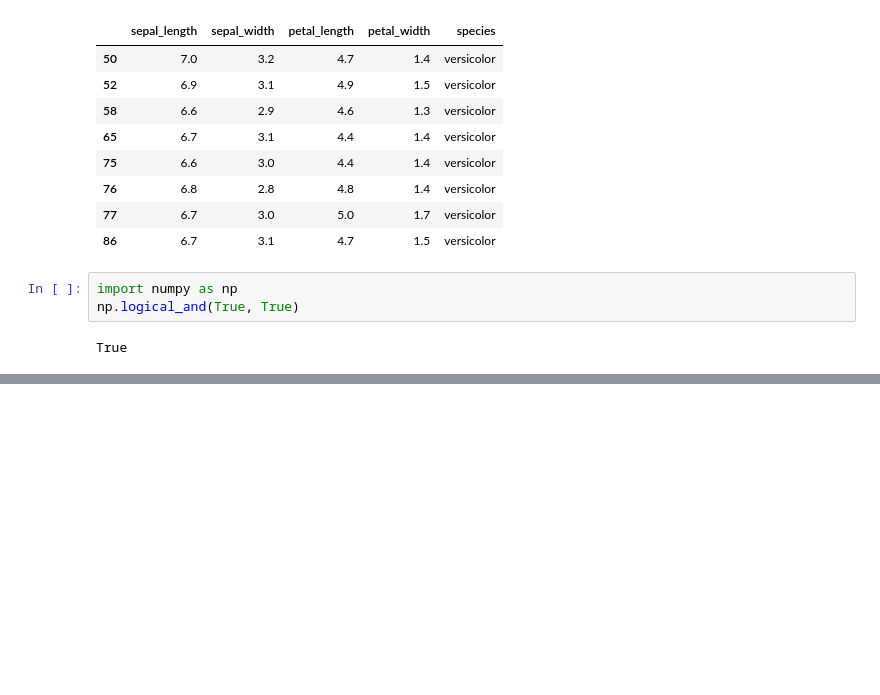
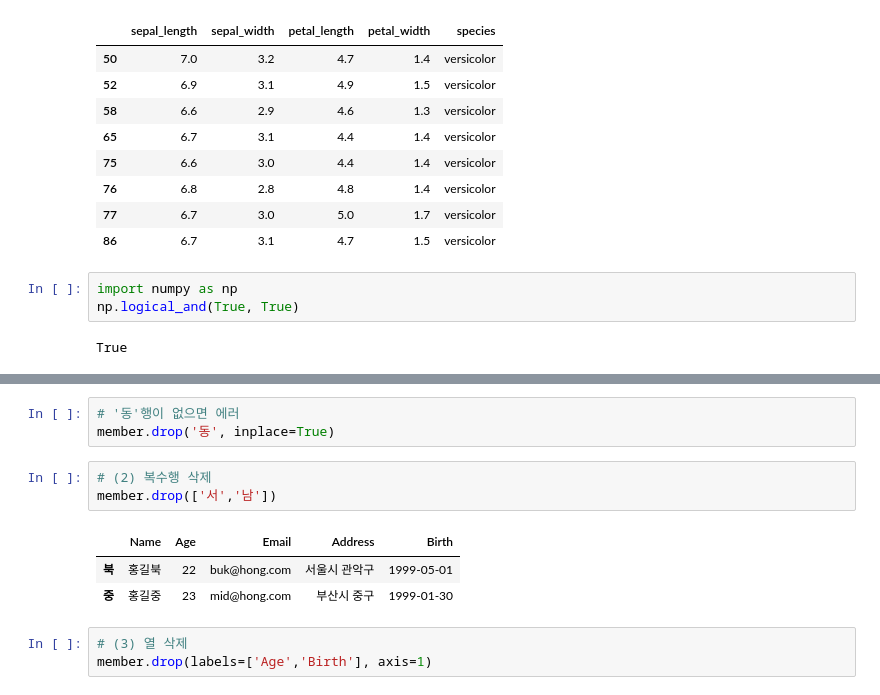
Before and after one commit to comlec/ai_x, a Jupyter notebook: source/01_python/ch11_데이터프레임과시리즈(Pandas)_1절~8절.ipynb, the cells around one changed output, grey strips where cells are left out. Saved outputs shown, nothing was run; the diff lists cells and outputs as text; blank space fills up the shorter version.

```diff
--- a/source/01_python/ch11_데이터프레임과시리즈(Pandas)_1절~8절.ipynb
+++ b/source/01_python/ch11_데이터프레임과시리즈(Pandas)_1절~8절.ipynb
@@ -1088,0 +1098,13 @@ member
+# %%
+# '동'행이 없으면 에러
+member.drop('동', inplace=True)
+# %%
+# (2) 복수행 삭제
+member.drop(['서','남'])
+# %% [output]
+|  | Name | Age | Email | Address | Birth |
+| 북 | 홍길북 | 22 | buk@hong.com | 서울시 관악구 | 1999-05-01 |
+| 중 | 홍길중 | 23 | mid@hong.com | 부산시 중구 | 1999-01-30 |
+# %%
+# (3) 열 삭제
+member.drop(labels=['Age','Birth'], axis=1)
```
Also changed, not shown: parts of 9 cells of this notebook.
